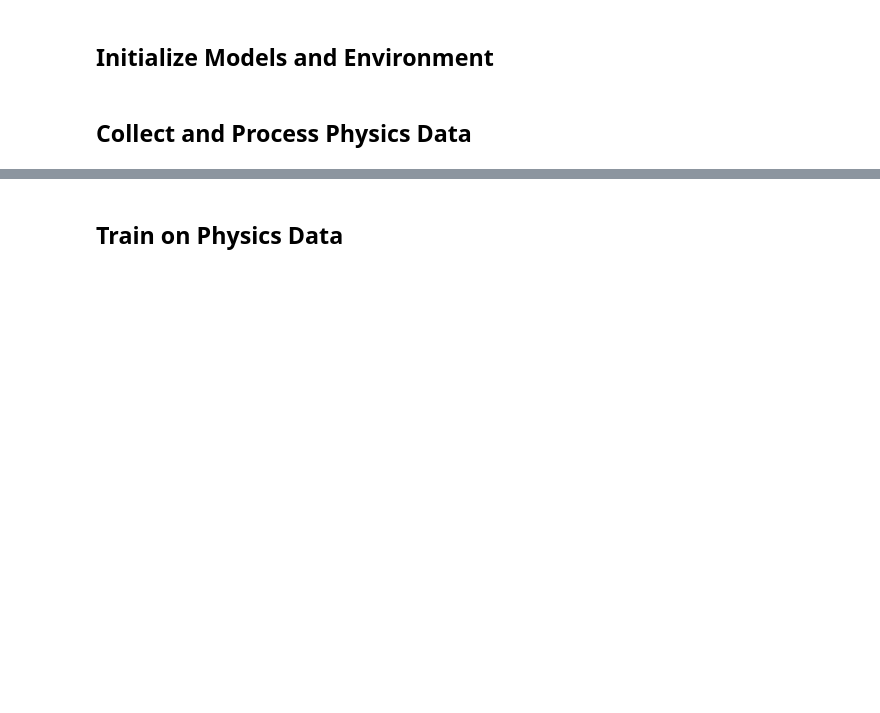
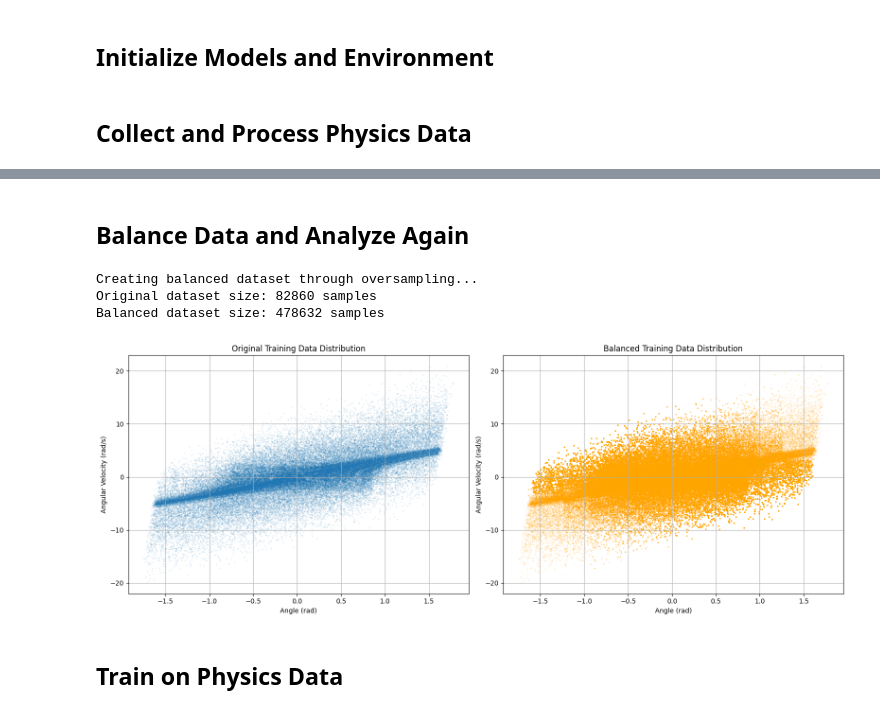
Before and after one commit to EyalPorat/ddpg-balancing-robot, a Jupyter notebook: python/notebooks/train_simnet.ipynb, the cells around one changed output, grey strips where cells are left out. Cells and saved outputs as stored; diff of their text form; code cells hidden in the pictures; blank space fills up the shorter version.

```diff
--- a/python/notebooks/train_simnet.ipynb
+++ b/python/notebooks/train_simnet.ipynb
@@ -71,3 +125,43 @@ Collected 411028 validation samples
+# %% [markdown]
+## Balance Data and Analyze Again
+# %%
+# Create a balanced dataset through oversampling
+print("Creating balanced dataset through oversampling...")
+balanced_train_data = SimNetTrainer.create_balanced_dataset(
+    train_data,
+    num_bins=num_bins,
+    strategy=strategy
+)
+
+print(f"Original dataset size: {len(train_data['states'])} samples")
+print(f"Balanced dataset size: {len(balanced_train_data['states'])} samples")
+
+# Compare distributions
+plt.figure(figsize=(16, 6))
+
+plt.subplot(1, 2, 1)
+plt.scatter(train_data['states'][:, 0], train_data['states'][:, 1], alpha=0.1, s=1)
+plt.title('Original Training Data Distribution')
+plt.xlabel('Angle (rad)')
+plt.ylabel('Angular Velocity (rad/s)')
+plt.grid(True)
+
+plt.subplot(1, 2, 2)
+plt.scatter(balanced_train_data['states'][:, 0], balanced_train_data['states'][:, 1],
+            alpha=0.1, s=1, c='orange')
+plt.title('Balanced Training Data Distribution')
+plt.xlabel('Angle (rad)')
+plt.ylabel('Angular Velocity (rad/s)')
+plt.grid(True)
+
+plt.tight_layout()
+plt.savefig(log_dir / "balanced_vs_original_distribution.png")
+plt.show()
+# %% [output]
+Creating balanced dataset through oversampling...
+Original dataset size: 82860 samples
+Balanced dataset size: 478632 samples
+[figure, added]
 # %% [markdown]
 ## Train on Physics Data
 # %%
```
Also changed, not shown: parts of 17 cells of this notebook, 18 other files.
